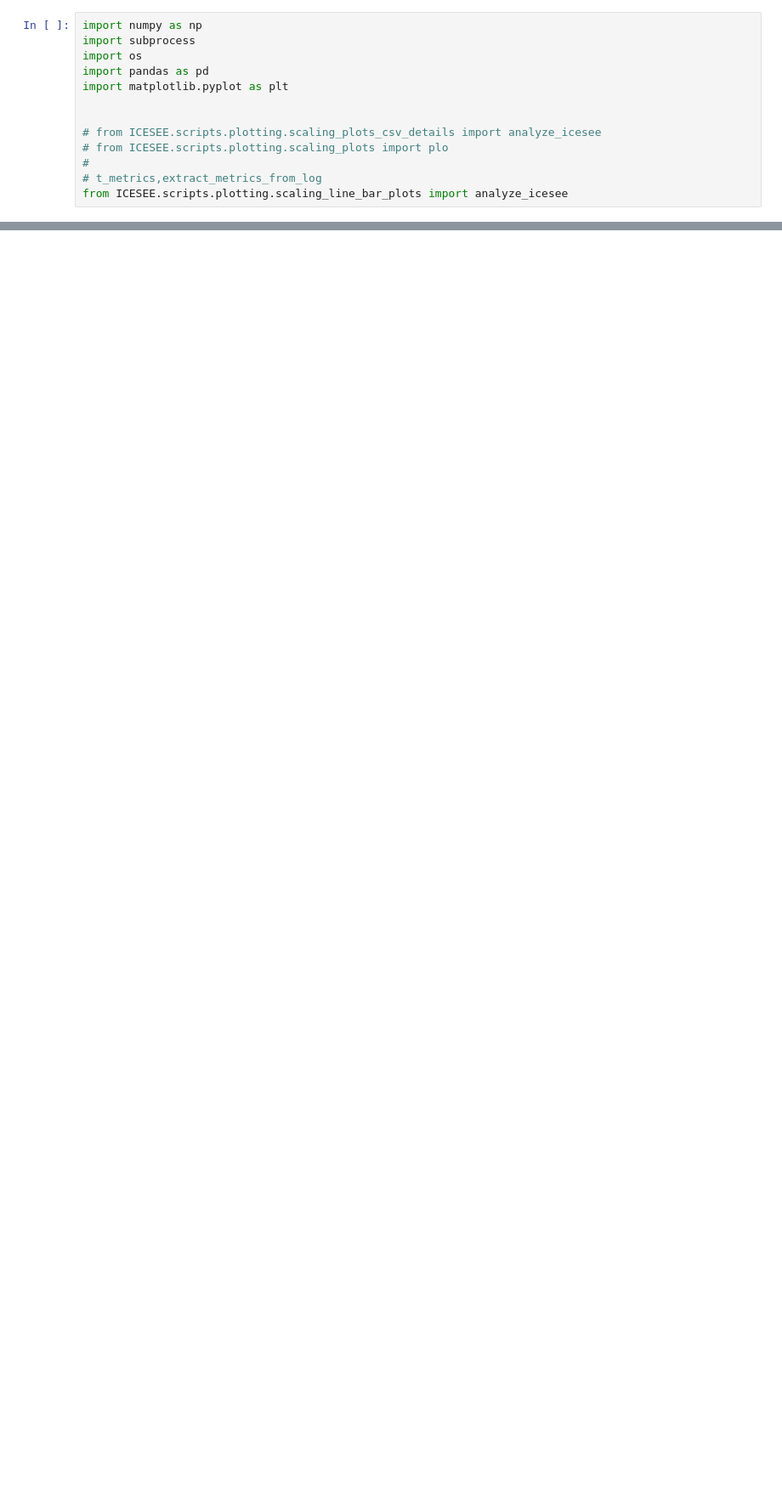
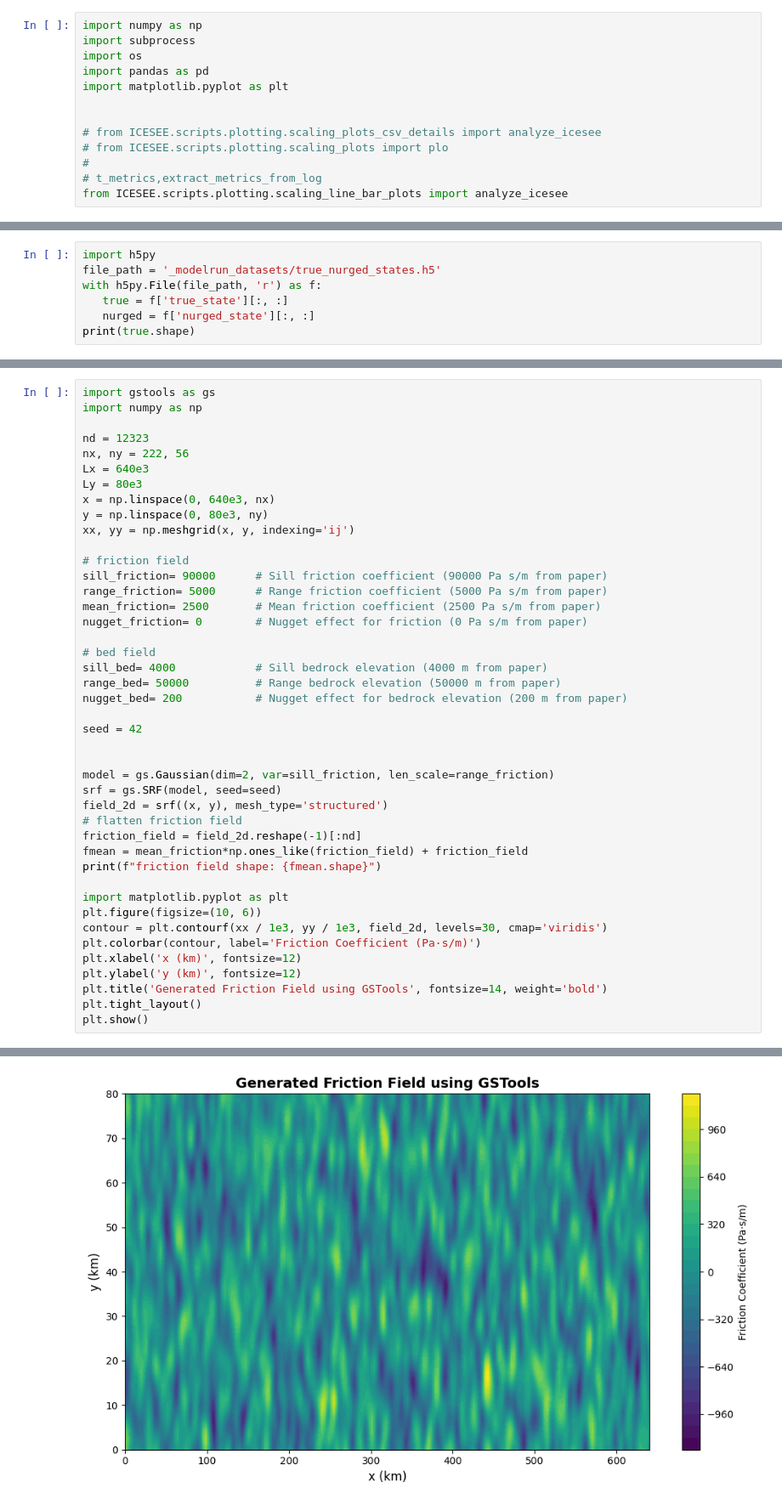
Before and after one commit to ICESEE-project/ICESEE, a Jupyter notebook: applications/issm_model/examples/ISMIP_Choi/plot_scaling.ipynb, the cells around one changed output, grey strips where cells are left out. Shown: that part at 85% size. Saved outputs shown, nothing was run; the diff lists cells and outputs as text; blank space fills up the shorter version.

```diff
--- a/applications/issm_model/examples/ISMIP_Choi/plot_scaling.ipynb
+++ b/applications/issm_model/examples/ISMIP_Choi/plot_scaling.ipynb
@@ -548,0 +626,7 @@ print(bed_ens.shape)
+# %%
+import h5py
+file_path = '_modelrun_datasets/true_nurged_states.h5'
+with h5py.File(file_path, 'r') as f:
+   true = f['true_state'][:, :]
+   nurged = f['nurged_state'][:, :]
+print(true.shape)
@@ -548,0 +639,44 @@ print(bed_ens.shape)
+# %%
+import gstools as gs
+import numpy as np
+
+nd = 12323
+nx, ny = 222, 56
+Lx = 640e3
+Ly = 80e3
+x = np.linspace(0, 640e3, nx)
+y = np.linspace(0, 80e3, ny)
+xx, yy = np.meshgrid(x, y, indexing='ij')
+
+# friction field
+sill_friction= 90000      # Sill friction coefficient (90000 Pa s/m from paper)
+range_friction= 5000      # Range friction coefficient (5000 Pa s/m from paper)
+mean_friction= 2500       # Mean friction coefficient (2500 Pa s/m from paper)
+nugget_friction= 0        # Nugget effect for friction (0 Pa s/m from paper)
+
+# bed field
+sill_bed= 4000            # Sill bedrock elevation (4000 m from paper)
+range_bed= 50000          # Range bedrock elevation (50000 m from paper)
+nugget_bed= 200           # Nugget effect for bedrock elevation (200 m from paper)
+
+seed = 42
+
+
+model = gs.Gaussian(dim=2, var=sill_friction, len_scale=range_friction)
+srf = gs.SRF(model, seed=seed)
+field_2d = srf((x, y), mesh_type='structured')
+# flatten friction field
+friction_field = field_2d.reshape(-1)[:nd]
+fmean = mean_friction*np.ones_like(friction_field) + friction_field
+print(f"friction field shape: {fmean.shape}")
+
+import matplotlib.pyplot as plt
+plt.figure(figsize=(10, 6))
+contour = plt.contourf(xx / 1e3, yy / 1e3, field_2d, levels=30, cmap='viridis')
+plt.colorbar(contour, label='Friction Coefficient (Pa·s/m)')
+plt.xlabel('x (km)', fontsize=12)
+plt.ylabel('y (km)', fontsize=12)
+plt.title('Generated Friction Field using GSTools', fontsize=14, weight='bold')
+plt.tight_layout()
+plt.show()
+# %% [output]
@@ -548,0 +684 @@ print(bed_ens.shape)
+[figure, added]
```
Also changed, not shown: parts of 27 cells of this notebook, 13 other files.
